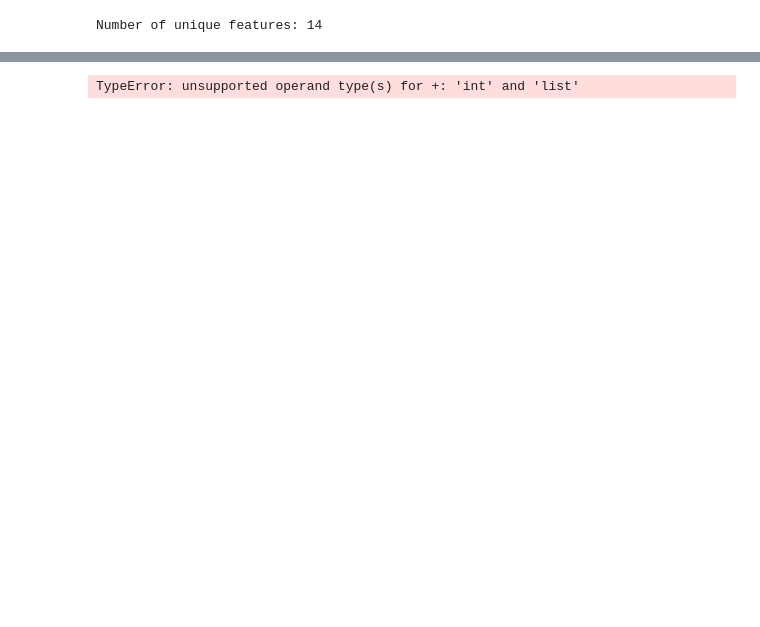
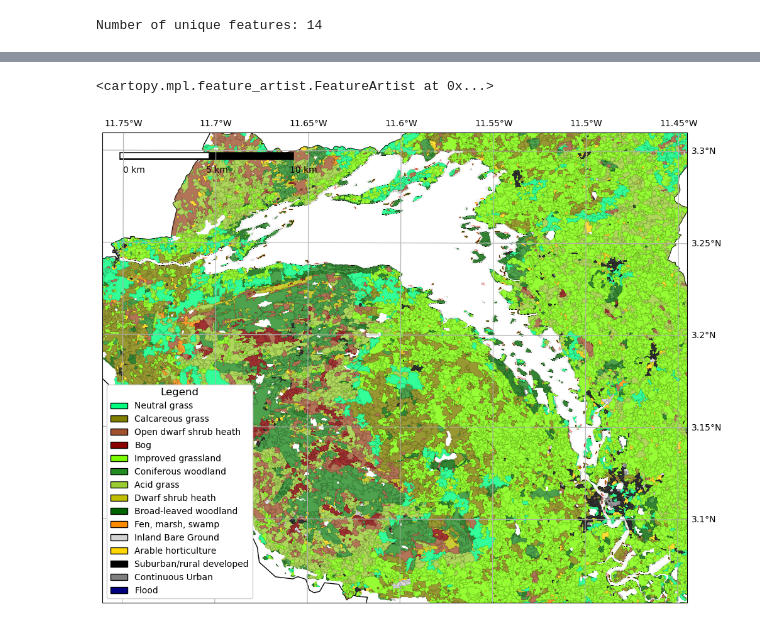
Before and after one commit to fd1807/EGM722_Project, a Jupyter notebook: Project_EGM722.ipynb, the cells around one changed output, grey strips where cells are left out. Cells and saved outputs as stored; diff of their text form; code cells hidden in the pictures; blank space fills up the shorter version.

Commit message:
finished land cover map

```diff
--- a/Project_EGM722.ipynb
+++ b/Project_EGM722.ipynb
@@ -136,7 +136,6 @@ ax = plt.axes(projection=myCRS)  # finally, create an axes object in the figure,
 # %%
 # first, we just add the outline of Northern Ireland using cartopy's ShapelyFeature
 outline_feature = ShapelyFeature(outline['geometry'], myCRS, edgecolor='k', facecolor='w')
-xmin, ymin, xmax, ymax = outline.total_bounds
+xmin, ymin, xmax, ymax = flood.total_bounds
 ax.add_feature(outline_feature) # add the features we've created to the map.
 ax.set_extent([xmin-1000, xmax+1000, ymin-1000, ymax+1000], crs=myCRS)
-myFig
@@ -178,7 +160,7 @@ for ii, name in enumerate(landcover):
                           edgecolor='k', # outline the feature in black
                           facecolor=landcover_colors[ii],
                         linewidth=0.1,
-                         alpha=0.5) # set the face color to the corresponding color from the list
+                         alpha=0.8) # set the face color to the corresponding color from the list
                            # set the outline width to be 1 pt
                            # set the alpha (transparency) to be 0.25 (out of 1)
     ax.add_feature(feat)
@@ -194,18 +167,18 @@ flood_handles = generate_handles(['Flood'], ['navy'])
-# %%
-# ax.legend() takes a list of handles and a list of labels corresponding to the objects
-# you want to add to the legend
-handles = landcover_handles + flood_handles # use '+' to concatenate (combine) lists
-labels = landcover_type + ['2m Flood']
-
-leg = ax.legend(handles, labels, title='Legend', title_fontsize=12,
-                 fontsize=10, loc='lower right', frameon=True, framealpha=1)
-
-gridlines = ax.gridlines(draw_labels=True, alpha= 0.25) # draw  labels for the grid lines
-
-gridlines.left_labels = False # turn off the left-side labels
-gridlines.bottom_labels = False
-
-scale_bar(ax)
-myFig # to show the updated figure
-# %% [output]
-TypeError: unsupported operand type(s) for +: 'int' and 'list'
+# %%
+flood_feature = ShapelyFeature(flood['geometry'], myCRS, edgecolor='k',facecolor='w',alpha=0.9,linewidth=0.1)
+ax.add_feature(flood_feature)
+# %% [output]
+<cartopy.mpl.feature_artist.FeatureArtist at 0x...>
+# %%
+land_flooded_colors = ['grey','darkgreen','forestgreen','lightgrey', 'gold','sienna','springgreen','lawngreen','olive','black']
+for ii, name in enumerate(landflooded):
+    feat = ShapelyFeature(land_flooded.loc[land_flooded['LAND_COVER'] == name, 'geometry'], # first argument is the geometry
+                          myCRS, # second argument is the CRS
+                          edgecolor='r', # outline the feature in black
+                          facecolor=land_flooded_colors[ii],
+                        linewidth=0.2,
+                         alpha=1)
+                          # set the face color to the corresponding color from the list
+                           # set the outline width to be 1 pt
+                           # set the alpha (transparency) to be 0.25 (out of 1)
+    ax.add_feature(feat)
@@ -212,2 +188,20 @@ TypeError: unsupported operand type(s) for +: 'int' and 'list'
+# %%
+# ax.legend() takes a list of handles and a list of labels corresponding to the objects
+# you want to add to the legend
+handles = landcover_handles  + flood_handles # use '+' to concatenate (combine) lists
+labels = landcover + ['Flood']
+
+leg = ax.legend(handles, labels, title='Legend', title_fontsize=12,
+                 fontsize=10, loc='lower left', frameon=True, framealpha=1)
+
+gridlines = ax.gridlines(draw_labels=True, alpha=1, edgecolor='k') # draw  labels for the grid lines
+
+gridlines.left_labels = False # turn off the left-side labels
+gridlines.bottom_labels = False
+
+scale_bar(ax)
+myFig # to show the updated figure
+# %% [output]
+[figure, added]
 # %%
 #create % column for elderly and child ?
```
Also changed, not shown: parts of 18 cells of this notebook.
